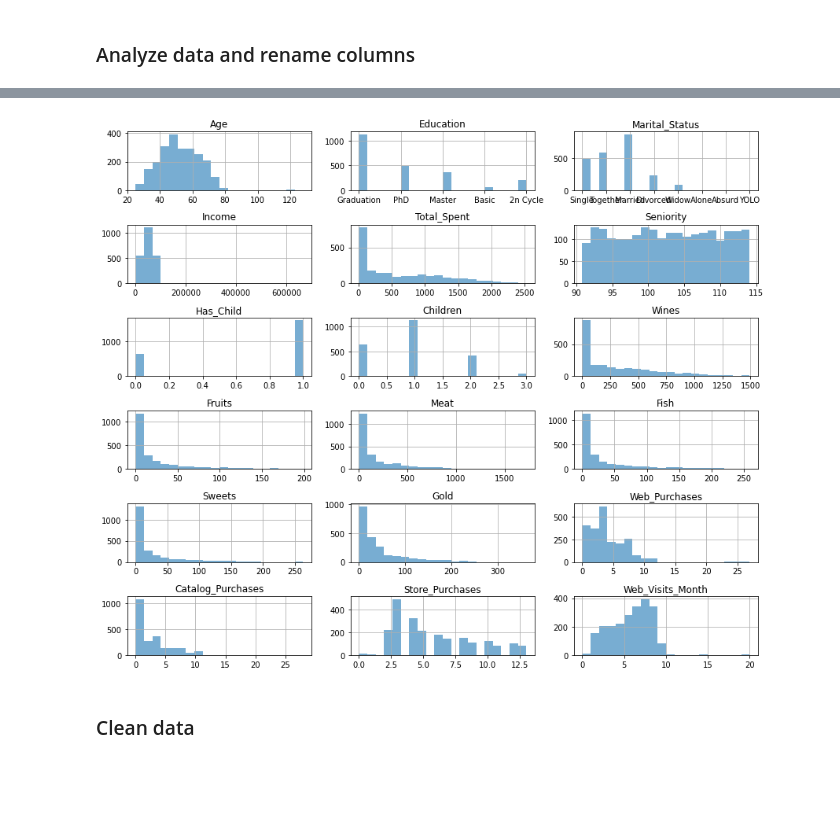
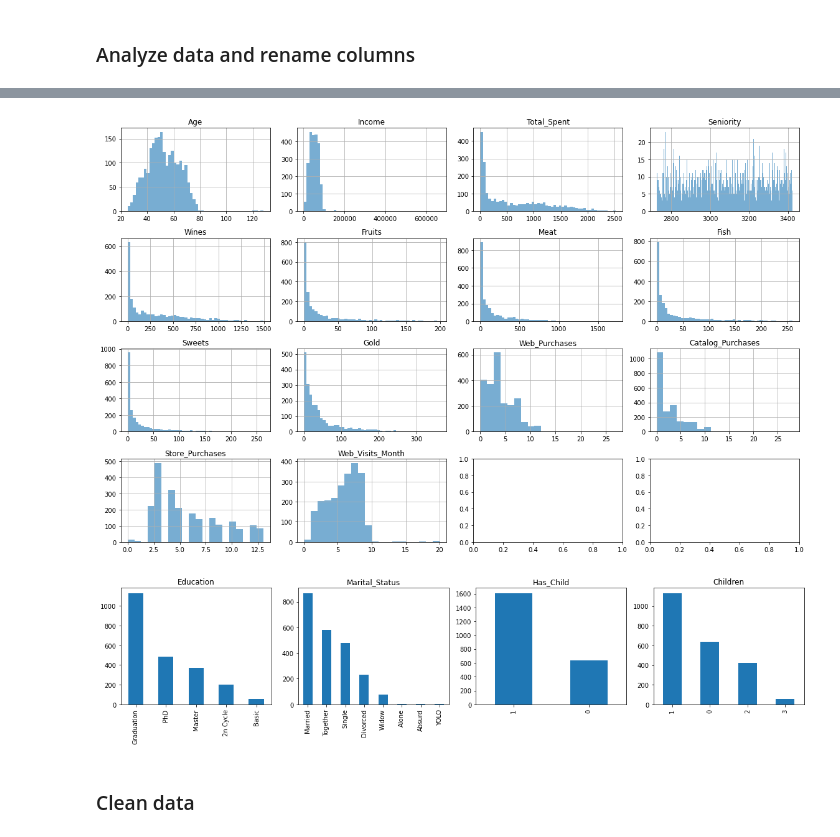
Before and after one commit to AndresGamboaBaldi/DataScience, a Jupyter notebook: CustomerAnalysis_Bustillos_Gamboa_Lopez_Quelali.ipynb, the cells around one changed output, grey strips where cells are left out. Drawn from its saved outputs; the diff is of its cells as text; code cells hidden in the pictures; blank space fills up the shorter version.

```diff
--- a/CustomerAnalysis_Bustillos_Gamboa_Lopez_Quelali.ipynb
+++ b/CustomerAnalysis_Bustillos_Gamboa_Lopez_Quelali.ipynb
@@ -99,8 +102,3 @@ def plot_features():
         ax.set_title(columns[i])
 
     plt.tight_layout()
-# %%
-# Plot features after cleaning the data
-plot_features()
-# %% [output]
-[figure, removed]
@@ -107,3 +118,15 @@ plot_features()
+# %%
+# Plot features after cleaning the data
+hist_columns = ['Age', 'Income', 'Total_Spent', 'Seniority', 'Wines', 'Fruits', 'Meat', 'Fish', 'Sweets', 'Gold', 'Web_Purchases', 'Catalog_Purchases', 'Store_Purchases', 'Web_Visits_Month']
+bar_columns = ['Education', 'Marital_Status', 'Has_Child', 'Children']
+
+bins = [50, 50, 50, 250, 50, 50, 50, 50, 50, 50, 20, 20, 20, 20]
+
+plot_hist(hist_columns, bins)
+plot_bars(bar_columns)
+# %% [output]
+[figure, added]
+[figure, added]
 # %% [markdown]
 ### Clean data
 # %%
```
Also changed, not shown: parts of 20 cells of this notebook.
